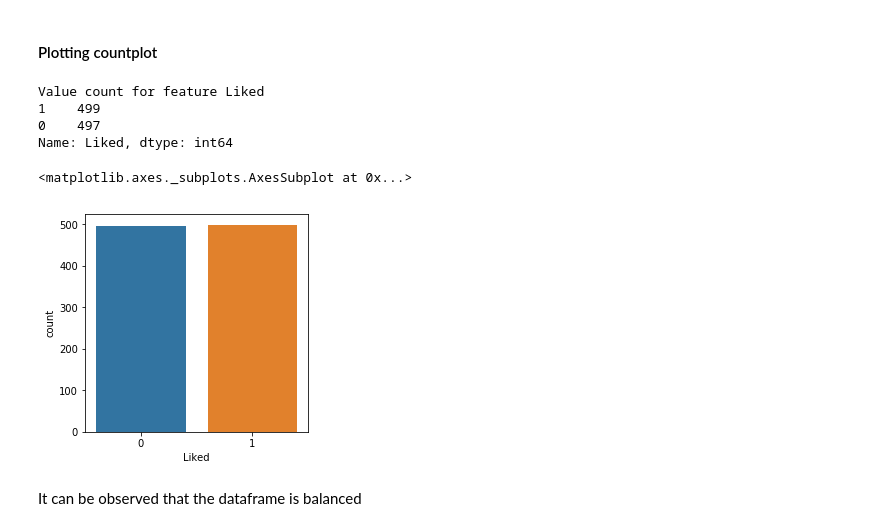
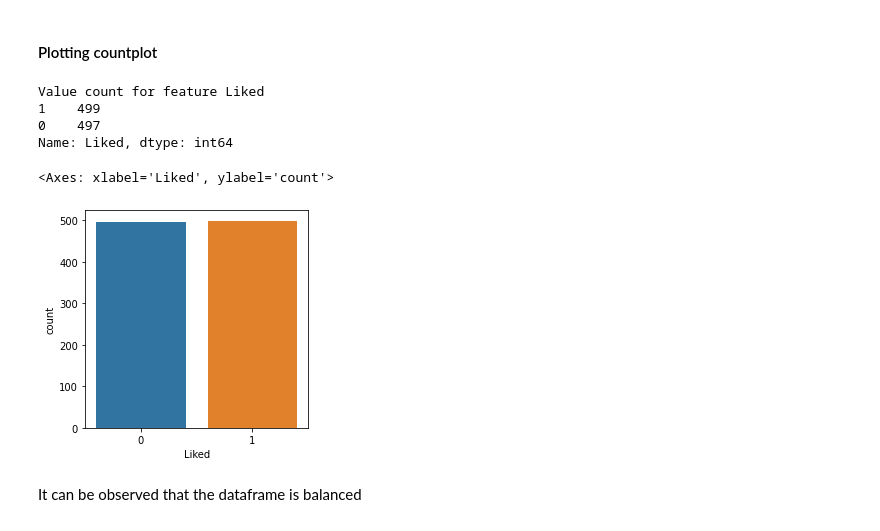
Before and after one commit to nipun1992/Restaurant-Review-Sentiment-Analysis, a Jupyter notebook: NLP Assignment Problem Statement 50 - Restaurant Review.ipynb, the cells around one changed output. Drawn from its saved outputs; the diff is of its cells as text; code cells hidden in the pictures.

```diff
--- a/NLP Assignment Problem Statement 50 - Restaurant Review.ipynb
+++ b/NLP Assignment Problem Statement 50 - Restaurant Review.ipynb
@@ -173,15 +181,15 @@ The following conclusions can be drawn from the above result:
 # %%
 plt.figure(figsize=(4,4))
 print("Value count for feature Liked")
 print(Rest_rev['Liked'].value_counts())
-sns.countplot('Liked', data=Rest_rev)
+sns.countplot(x='Liked',data=Rest_rev)
 # %% [output]
 Value count for feature Liked
 1    499
 0    497
 Name: Liked, dtype: int64
-<matplotlib.axes._subplots.AxesSubplot at 0x...>
+<Axes: xlabel='Liked', ylabel='count'>
-[figure, old version]
+[figure, new version]
 # %% [markdown]
 It can be observed that the dataframe is balanced
 # %% [markdown]
```
Also changed, not shown: parts of 36 cells of this notebook.
